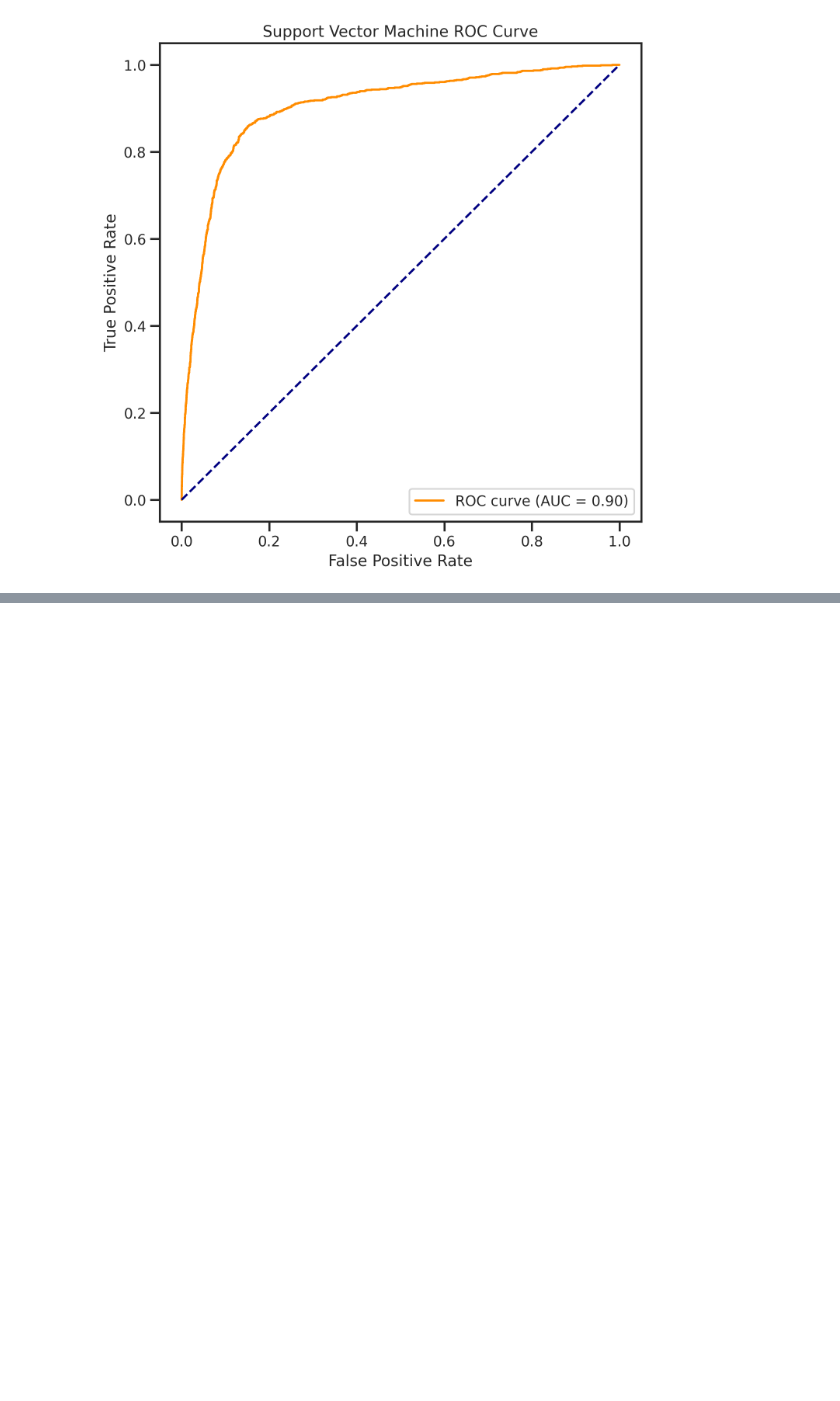
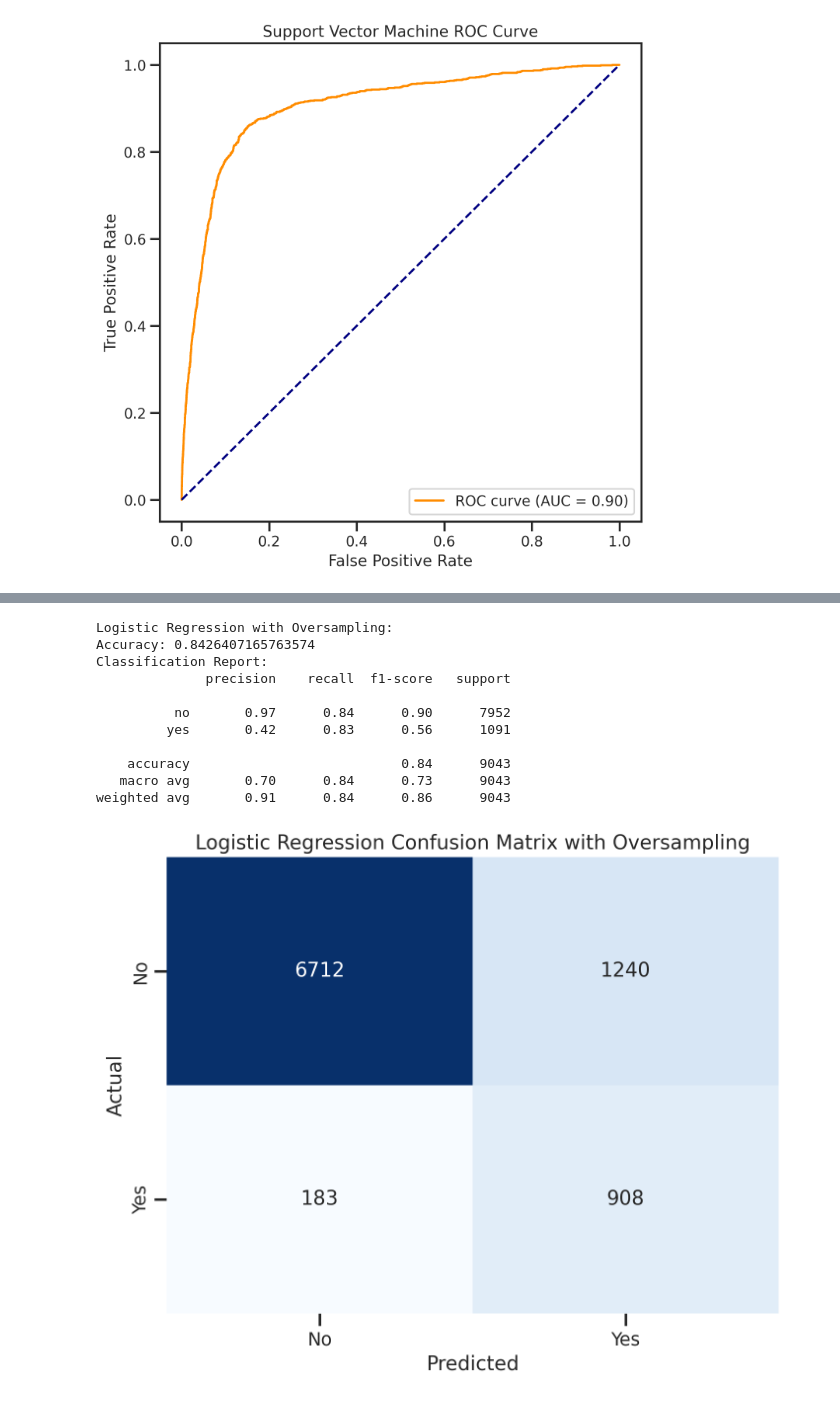
Before and after one commit to Brunchcode/Banking-Marketing-Targets-Prediction, a Jupyter notebook: Banking_Marketing_Targets_Prediction.ipynb, the cells around one changed output, grey strips where cells are left out. Cells and saved outputs as stored; diff of their text form; code cells hidden in the pictures; blank space fills up the shorter version.

```diff
--- a/Banking_Marketing_Targets_Prediction.ipynb
+++ b/Banking_Marketing_Targets_Prediction.ipynb
@@ -304,0 +430,27 @@ weighted avg       0.89      0.90      0.89      9043
+# %%
+# Logistic Regression with Oversampling
+clf_lr_oversampled = Pipeline(steps=[('preprocessor', preprocessor),
+                                      ('classifier', LogisticRegression())])
+clf_lr_oversampled.fit(X_train_resampled, y_train_resampled)
+y_pred_lr_oversampled = clf_lr_oversampled.predict(X_test)
+
+# Evaluate the Logistic Regression model with oversampling
+print("\nLogistic Regression with Oversampling:")
+print("Accuracy:", accuracy_score(y_test, y_pred_lr_oversampled))
+print("Classification Report:")
+print(classification_report(y_test, y_pred_lr_oversampled))
+plot_confusion_matrix(y_test, y_pred_lr_oversampled, title='Logistic Regression Confusion Matrix with Oversampling')
+plot_roc_curve(y_test_binary, clf_lr_oversampled.predict_proba(X_test)[:, 1], title='Logistic Regression ROC Curve with Oversampling')
+# %% [output]
+Logistic Regression with Oversampling:
+Accuracy: 0.8426407165763574
+Classification Report:
+              precision    recall  f1-score   support
+
+          no       0.97      0.84      0.90      7952
+         yes       0.42      0.83      0.56      1091
+
+    accuracy                           0.84      9043
+   macro avg       0.70      0.84      0.73      9043
+weighted avg       0.91      0.84      0.86      9043
+[figure, added]
```
Also changed, not shown: parts of 6 cells of this notebook.
